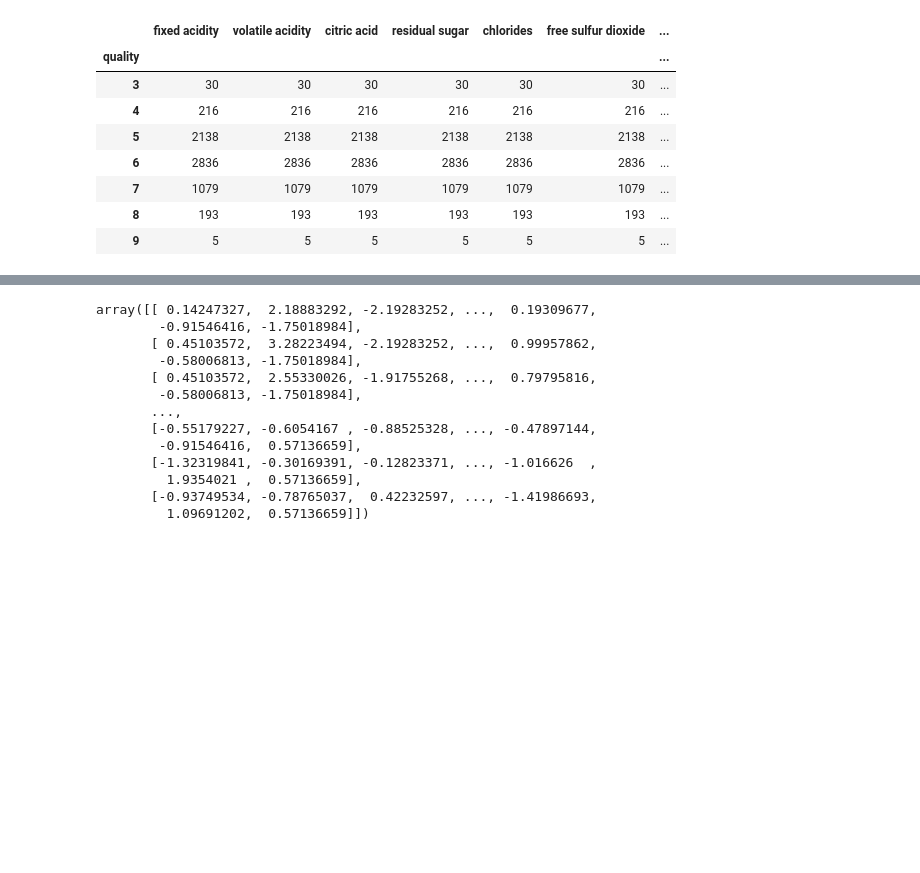
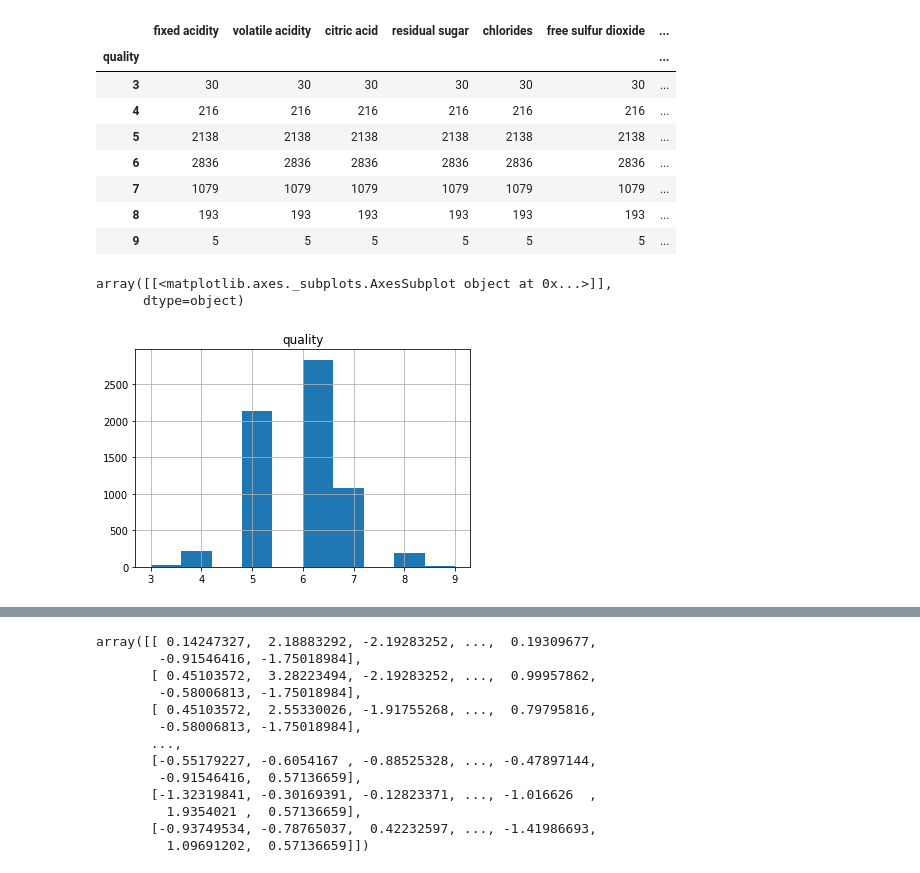
Before and after one commit to sherylla/UCB_Final_Project, a Jupyter notebook: finproj_segment2.ipynb, the cells around one changed output, grey strips where cells are left out. Cells and saved outputs as stored; diff of their text form; code cells hidden in the pictures; blank space fills up the shorter version.

```diff
--- a/finproj_segment2.ipynb
+++ b/finproj_segment2.ipynb
@@ -191,6 +191,12 @@ df_combo_raw.groupby(['quality']).count().head(20)
 | 7 | 1079 | 1079 | 1079 | 1079 | 1079 | 1079 | ... |
 | 8 | 193 | 193 | 193 | 193 | 193 | 193 | ... |
 | 9 | 5 | 5 | 5 | 5 | 5 | 5 | ... |
+# %%
+df_combo_raw.hist(column='quality')
+# %% [output]
+array([[<matplotlib.axes._subplots.AxesSubplot object at 0x...>]],
+      dtype=object)
+[figure, added]
 # %%
 # there are too many values for the target. I will change each target to be High Quality, a value of 1, or Low Quality, a value of 0. High quality sits between 7,8,9. Low Quality sits between 3,4,5,6
 df_copy = df_combo_raw.copy()
```
Also changed, not shown: parts of 21 cells of this notebook.
